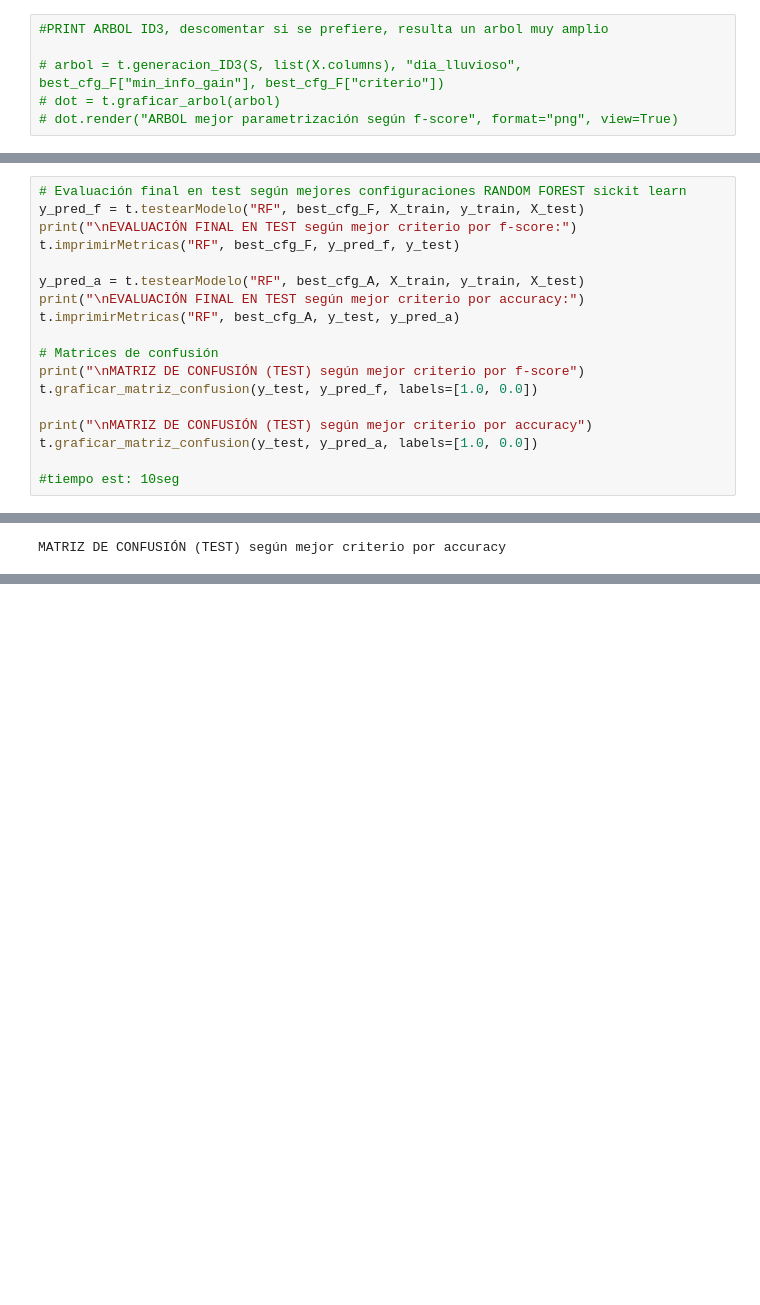
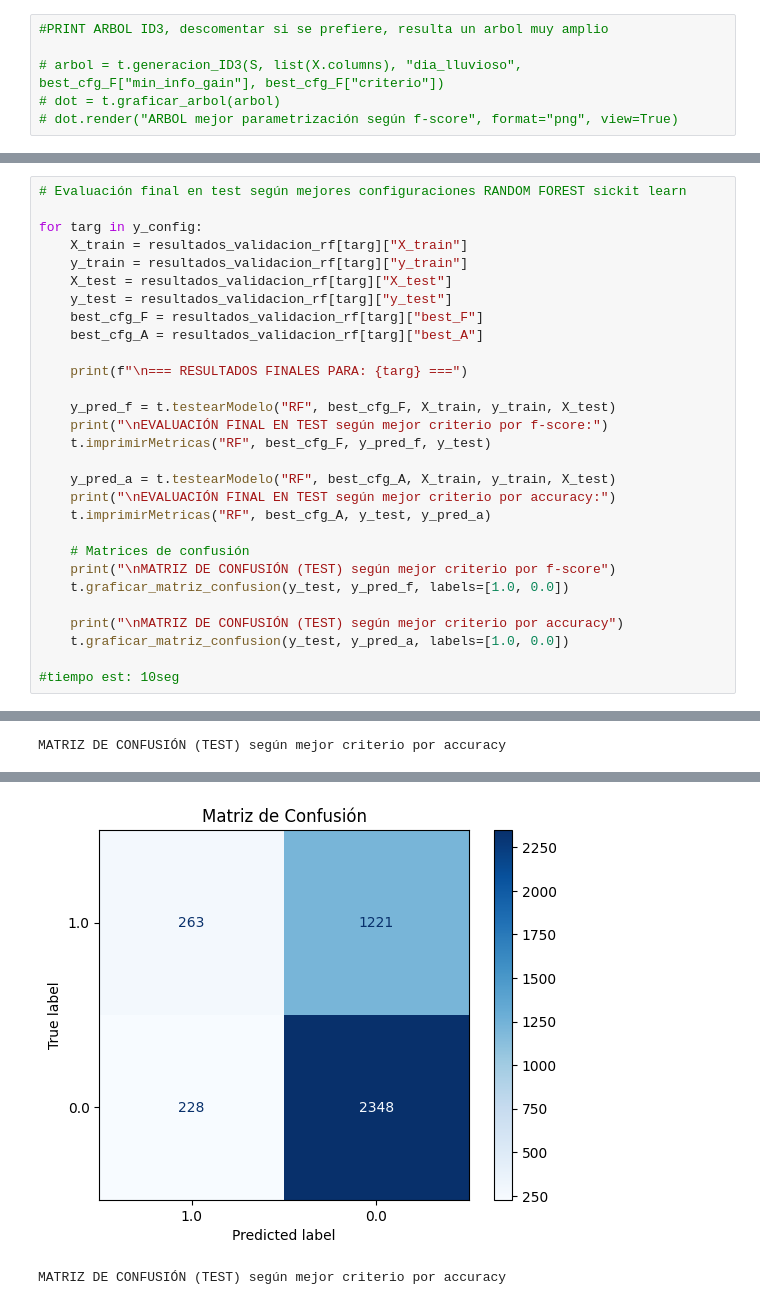
Before and after one commit to Ezequiel-Capo/MachineLearningLab, a Jupyter notebook: LAB1/Script/evaluacion_modelos.ipynb, the cells around one changed output, grey strips where cells are left out. Cells and saved outputs as stored; diff of their text form; blank space fills up the shorter version.

```diff
--- a/LAB1/Script/evaluacion_modelos.ipynb
+++ b/LAB1/Script/evaluacion_modelos.ipynb
@@ -166,19 +255,30 @@ plt.show()
 # %%
 # Evaluación final en test según mejores configuraciones RANDOM FOREST sickit learn
-y_pred_f = t.testearModelo("RF", best_cfg_F, X_train, y_train, X_test)
-print("\nEVALUACIÓN FINAL EN TEST según mejor criterio por f-score:")
-t.imprimirMetricas("RF", best_cfg_F, y_pred_f, y_test)
 
-y_pred_a = t.testearModelo("RF", best_cfg_A, X_train, y_train, X_test)
-print("\nEVALUACIÓN FINAL EN TEST según mejor criterio por accuracy:")
-t.imprimirMetricas("RF", best_cfg_A, y_test, y_pred_a)
+for targ in y_config:
+    X_train = resultados_validacion_rf[targ]["X_train"]
+    y_train = resultados_validacion_rf[targ]["y_train"]
+    X_test = resultados_validacion_rf[targ]["X_test"]
+    y_test = resultados_validacion_rf[targ]["y_test"]
+    best_cfg_F = resultados_validacion_rf[targ]["best_F"]
+    best_cfg_A = resultados_validacion_rf[targ]["best_A"]
 
-# Matrices de confusión
-print("\nMATRIZ DE CONFUSIÓN (TEST) según mejor criterio por f-score")
-t.graficar_matriz_confusion(y_test, y_pred_f, labels=[1.0, 0.0])
+    print(f"\n=== RESULTADOS FINALES PARA: {targ} ===")
 
-print("\nMATRIZ DE CONFUSIÓN (TEST) según mejor criterio por accuracy")
-t.graficar_matriz_confusion(y_test, y_pred_a, labels=[1.0, 0.0])
+    y_pred_f = t.testearModelo("RF", best_cfg_F, X_train, y_train, X_test)
+    print("\nEVALUACIÓN FINAL EN TEST según mejor criterio por f-score:")
+    t.imprimirMetricas("RF", best_cfg_F, y_pred_f, y_test)
+
+    y_pred_a = t.testearModelo("RF", best_cfg_A, X_train, y_train, X_test)
+    print("\nEVALUACIÓN FINAL EN TEST según mejor criterio por accuracy:")
+    t.imprimirMetricas("RF", best_cfg_A, y_test, y_pred_a)
+
+    # Matrices de confusión
+    print("\nMATRIZ DE CONFUSIÓN (TEST) según mejor criterio por f-score")
+    t.graficar_matriz_confusion(y_test, y_pred_f, labels=[1.0, 0.0])
+
+    print("\nMATRIZ DE CONFUSIÓN (TEST) según mejor criterio por accuracy")
+    t.graficar_matriz_confusion(y_test, y_pred_a, labels=[1.0, 0.0])
 
 #tiempo est: 10seg
 # %% [output]
@@ -202,0 +322,2 @@ MATRIZ DE CONFUSIÓN (TEST) según mejor criterio por accuracy
+[figure, added]
+MATRIZ DE CONFUSIÓN (TEST) según mejor criterio por accuracy
```
Also changed, not shown: parts of 6 cells of this notebook, 4 other files.
